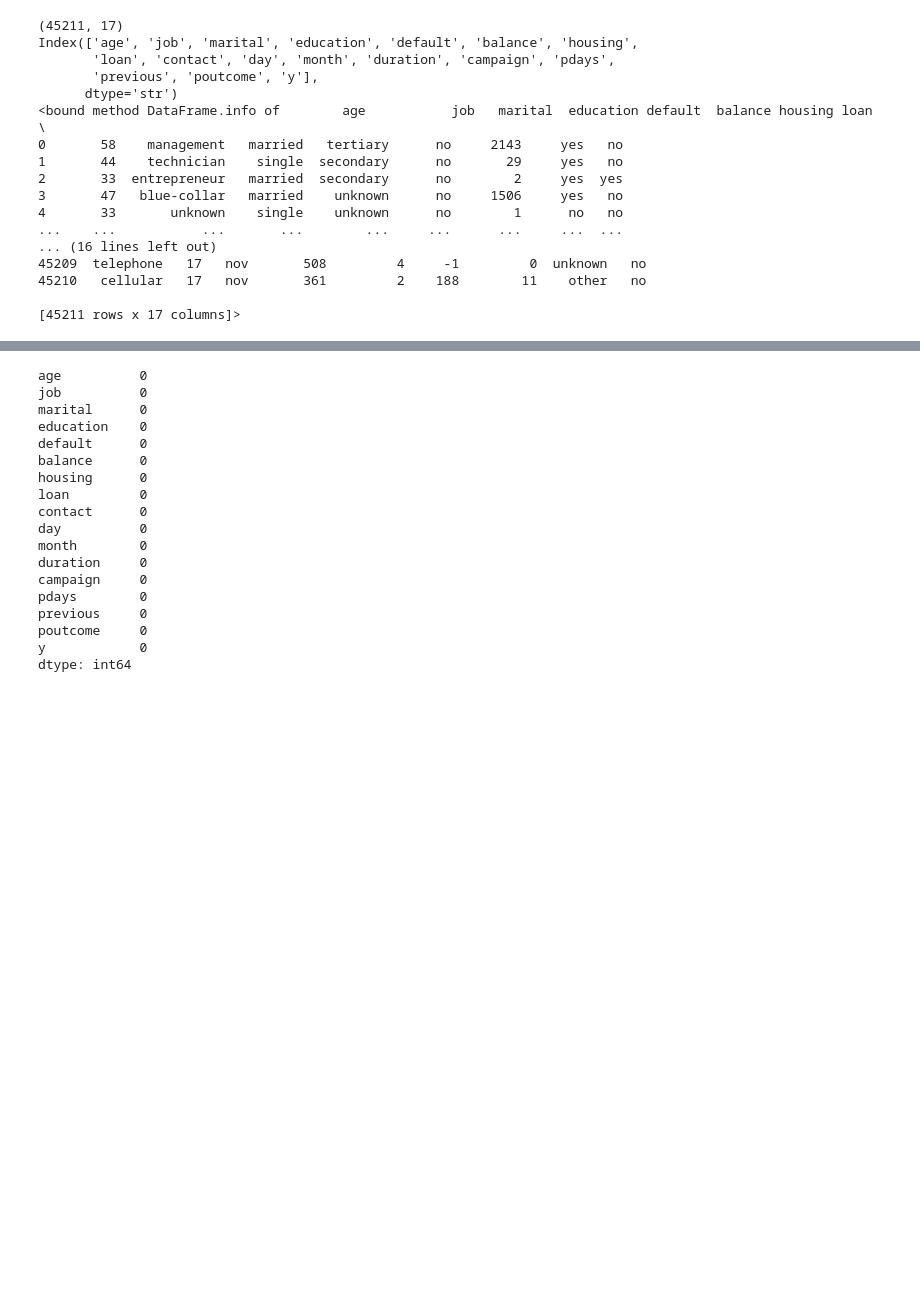
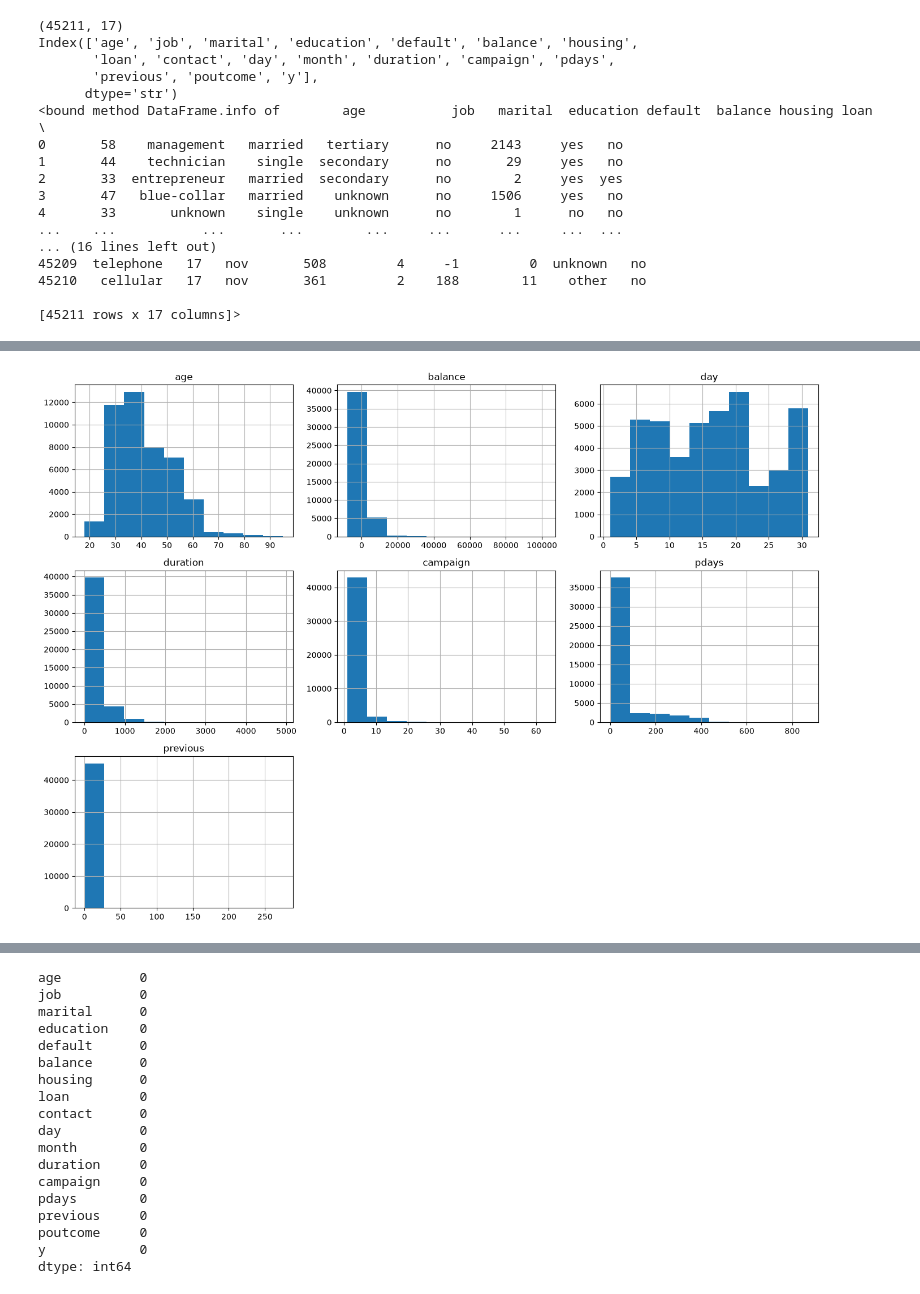
Before and after one commit to imazani/classification-project-1, a Jupyter notebook: notebooks/01_data_audit.ipynb, the cells around one changed output, grey strips where cells are left out. Drawn from its saved outputs; the diff is of its cells as text; code cells hidden in the pictures; blank space fills up the shorter version.

```diff
--- a/notebooks/01_data_audit.ipynb
+++ b/notebooks/01_data_audit.ipynb
@@ -36,0 +73,7 @@ Index(['age', 'job', 'marital', 'education', 'default', 'balance', 'housing',
+# %%
+numeric_cols = df.select_dtypes(include="number").columns.tolist()
+
+print("Numeric Features")
+print(numeric_cols)
+print("")
+print("Number of numeric features: ", len(numeric_cols))
@@ -46,0 +110,6 @@ See https://pandas.pydata.org/docs/user_guide/migration-3-strings.html#string-mi
+# %%
+df[numeric_cols].hist(figsize=(14,10))
+plt.tight_layout()
+plt.show()
+# %% [output]
+[figure, added]
```
Also changed, not shown: parts of 39 cells of this notebook, 2 other files.
